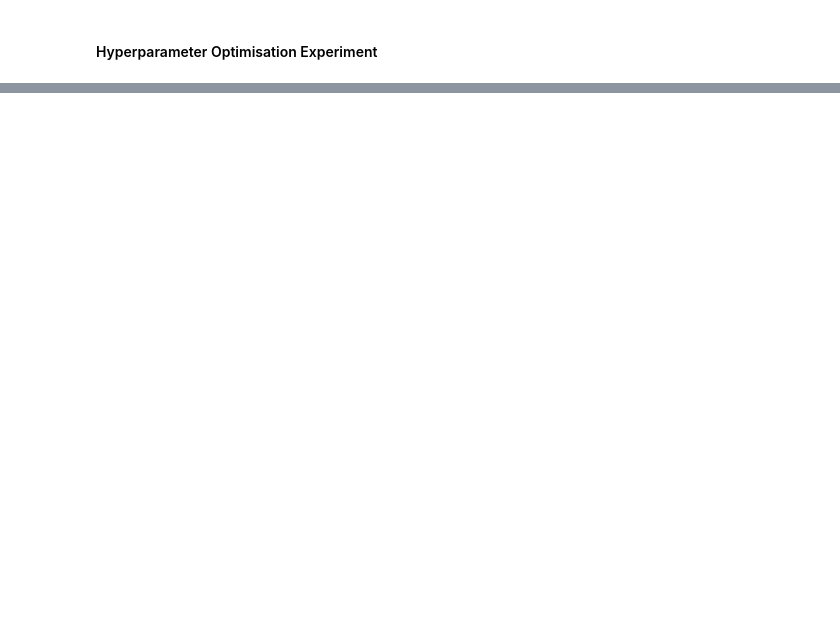
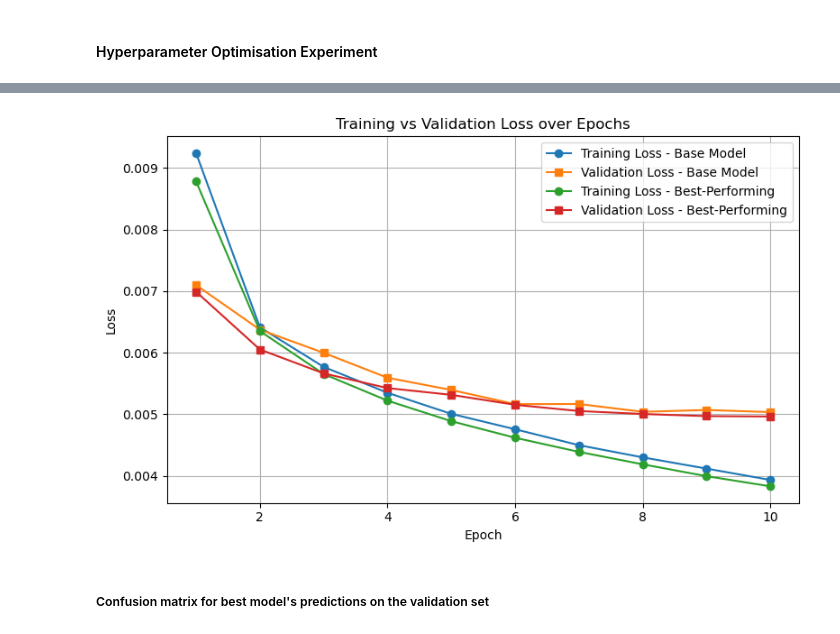
Before and after one commit to Sivuyise15/Neural-Network-Image-Classification, a Jupyter notebook: NeuralNetworkNLP.ipynb, the cells around one changed output, grey strips where cells are left out. Saved outputs shown, nothing was run; the diff lists cells and outputs as text; code cells hidden in the pictures; blank space fills up the shorter version.

```diff
--- a/NeuralNetworkNLP.ipynb
+++ b/NeuralNetworkNLP.ipynb
@@ -163,7 +186,8 @@ class MultiLayerPerceptron(nn.Module):
 # %%
+
 input_dim = X_train.shape[1]
 model = MultiLayerPerceptron(input_dim, 128, 64, 10)
 
 #Betting our data is pre-processed correctly
-model.train_model(X_train, y_train, X_val, y_val)
+base_training = model.train_model(X_train, y_train, X_val, y_val)
 # %% [output]
@@ -190,2 +218,5 @@ Validation Loss: 0.3437, Validation Accuracy: 87.39%
+# %%
+val_loss = model.losses_validation
+train_loss = model.losses_training
 # %% [markdown]
 ####  Hyperparameter Optimisation Experiment
@@ -191,0 +304,34 @@ Validation Loss: 0.3437, Validation Accuracy: 87.39%
+# %%
+val_loss_nofloat = [loss.item() for loss in val_loss]
+val_loss_scaled = [loss/64 for loss in val_loss_nofloat]
+
+# Create epoch range
+epochs = range(1, len(train_loss) + 1)
+
+# Plot losses for the base model
+plt.figure(figsize=(8,5))
+plt.plot(epochs, train_loss, label='Training Loss - Base Model', marker='o')
+plt.plot(epochs, val_loss_scaled, label='Validation Loss - Base Model', marker='s')
+
+# Best performing model is model 8 in our models array, with key as 88.32
+best_performing = models[8][88.32]
+best_val_loss = best_performing.losses_validation
+best_train_loss = best_performing.losses_training
+best_val_loss_nofloat = [loss.item() for loss in best_val_loss]
+best_val_loss_scaled = [loss/64 for loss in best_val_loss_nofloat]
+
+plt.plot(epochs, best_train_loss, label='Training Loss - Best-Performing', marker='o')
+plt.plot(epochs, best_val_loss_scaled, label='Validation Loss - Best-Performing', marker='s')
+
+
+plt.title('Training vs Validation Loss over Epochs')
+plt.xlabel('Epoch')
+plt.ylabel('Loss')
+plt.legend()
+plt.grid(True)
+plt.tight_layout()
+plt.show()
+# %% [output]
+[figure, added]
+# %% [markdown]
+##### Confusion matrix for  best model's predictions on the validation set
```
Also changed, not shown: parts of 15 cells of this notebook, 1 other file.
